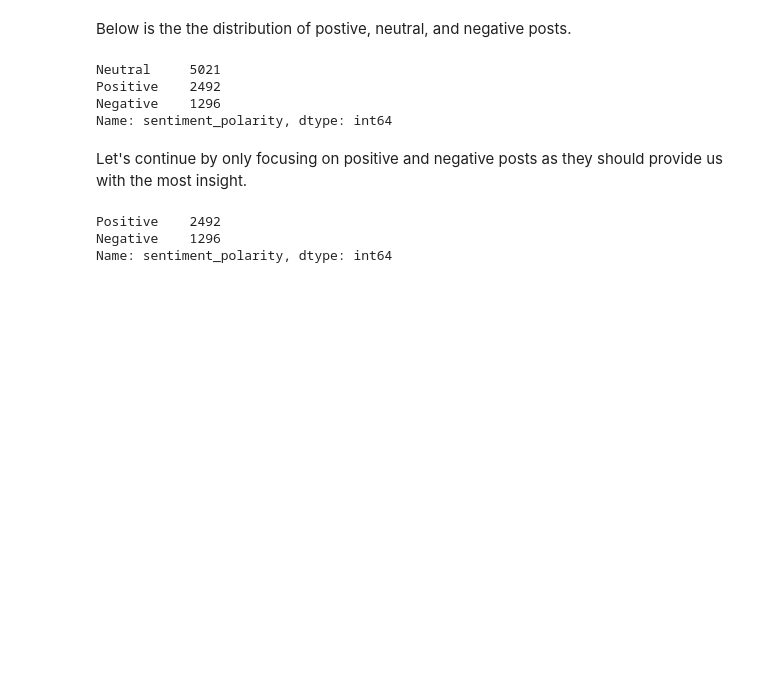
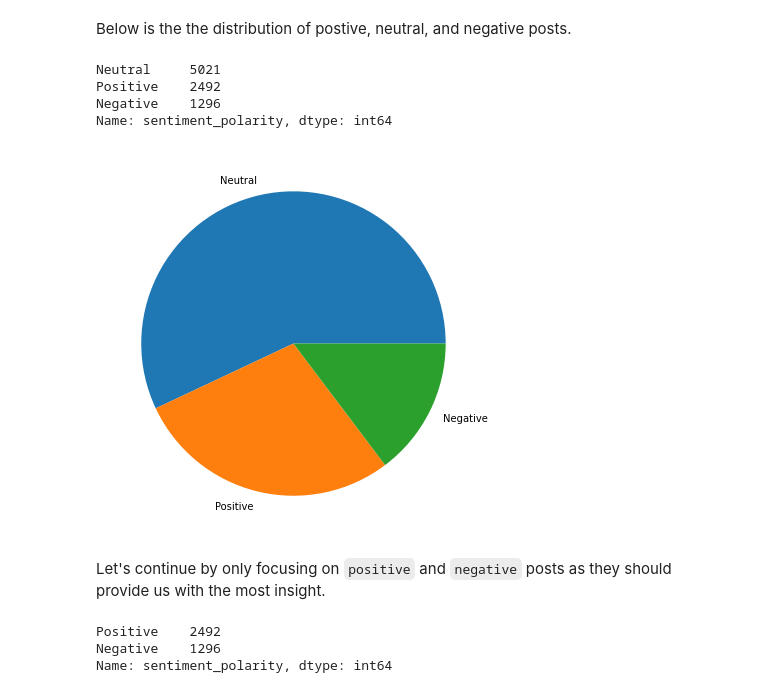
Before and after one commit to DavidFleurantin/INFO-2950-Final-Project, a Jupyter notebook: phaseV/phaseV.ipynb, the cells around one changed output. Cells and saved outputs as stored; diff of their text form; code cells hidden in the pictures; blank space fills up the shorter version.

```diff
--- a/phaseV/phaseV.ipynb
+++ b/phaseV/phaseV.ipynb
@@ -271,8 +271,21 @@ Neutral     5021
 Positive    2492
 Negative    1296
 Name: sentiment_polarity, dtype: int64
+# %%
+
+pols = ['Neutral', 'Positive', 'Negative']
+data = [reddit_data['sentiment_polarity'].value_counts()[0], reddit_data['sentiment_polarity'].value_counts()[1], reddit_data['sentiment_polarity'].value_counts()[2]]
+
+# Creating plot
+fig = plt.figure(figsize =(10, 7))
+plt.pie(data, labels = pols)
+
+# show plot
+plt.show()
+# %% [output]
+[figure, added]
 # %% [markdown]
-Let's continue by only focusing on positive and negative posts as they should provide us with the most insight.
+Let's continue by only focusing on `positive` and `negative` posts as they should provide us with the most insight.
 # %%
 reddit_data = reddit_data[reddit_data.sentiment_polarity != 'Neutral']
 # %%
```
Also changed, not shown: parts of 11 cells of this notebook.
